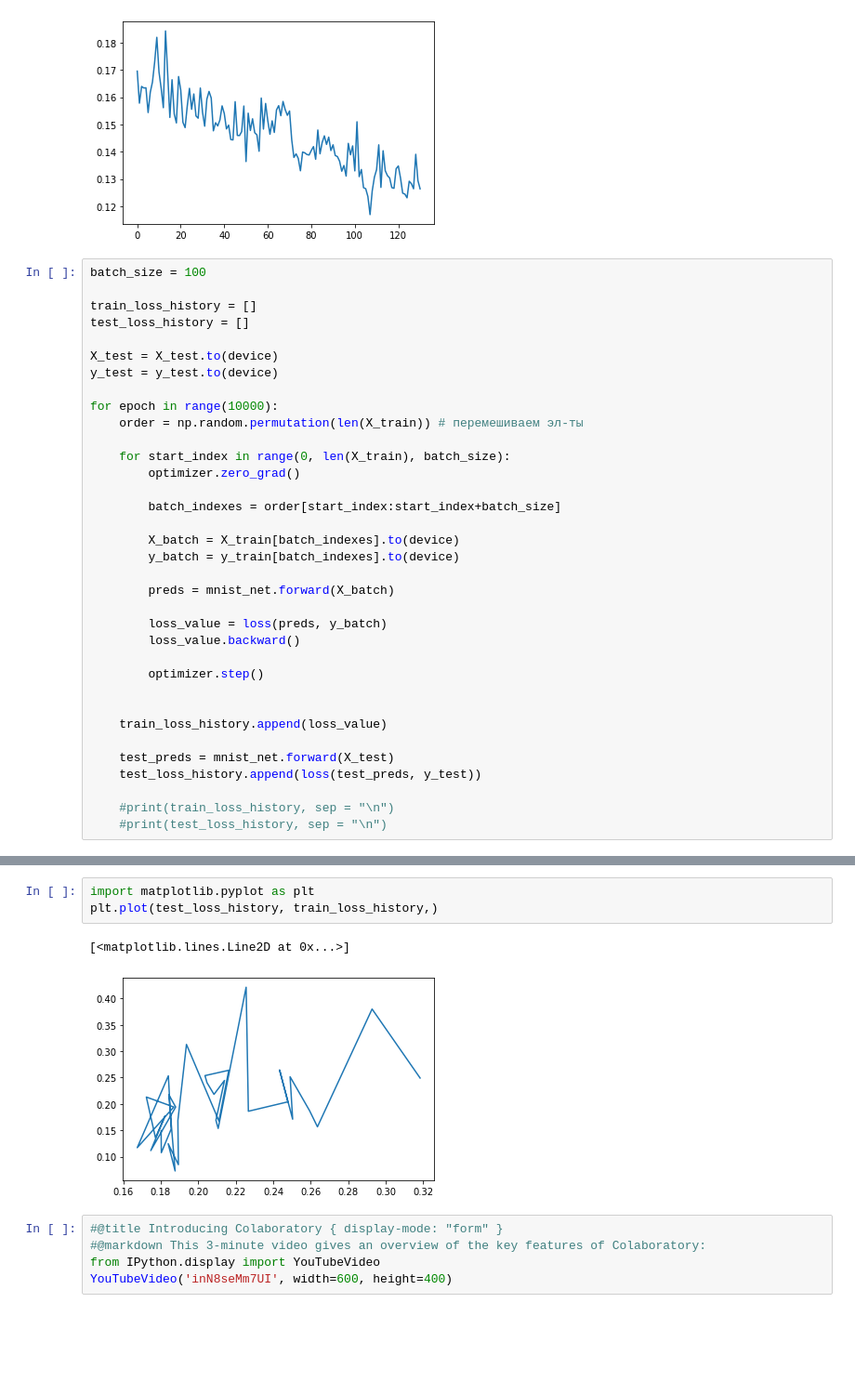
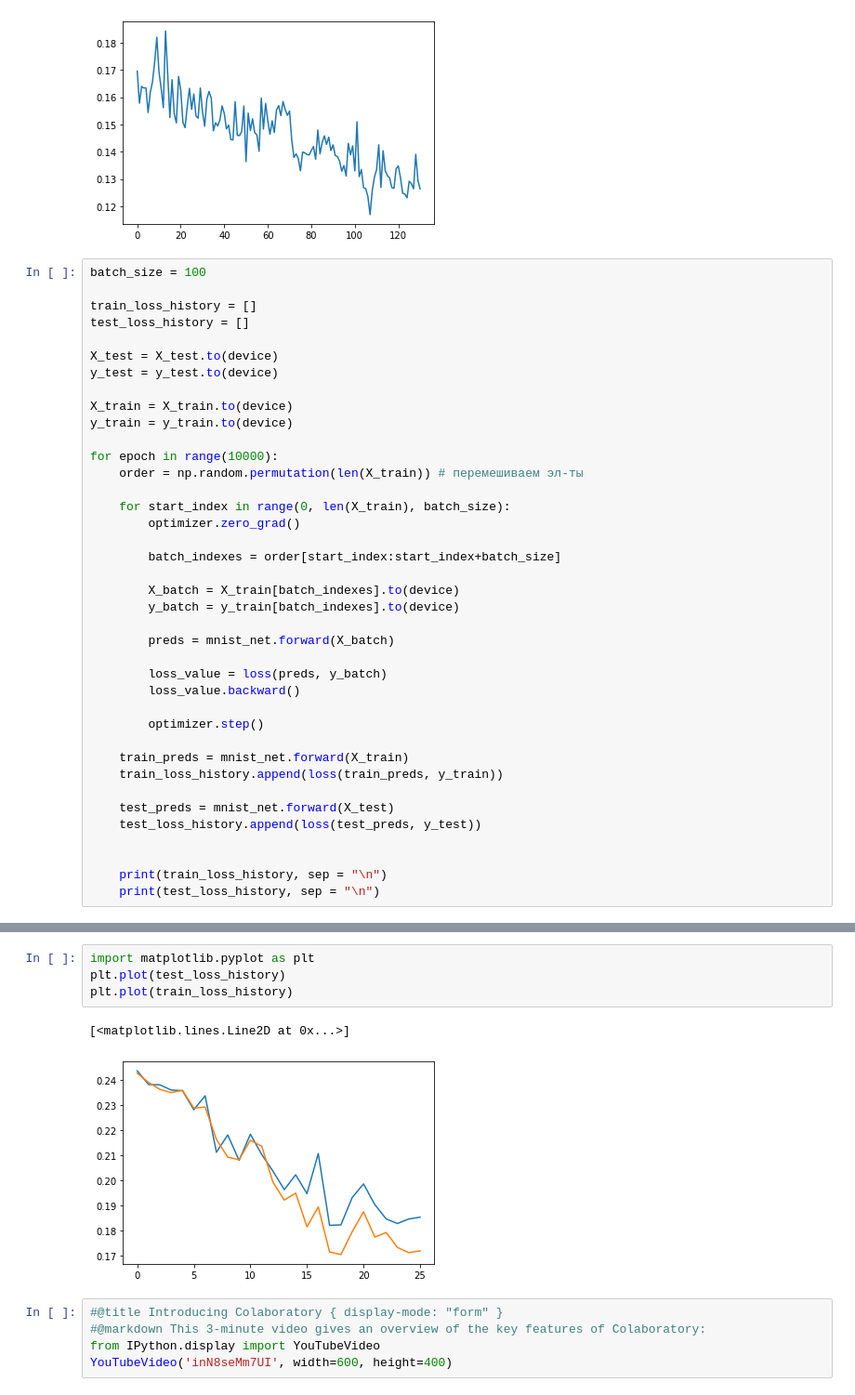
Before and after one commit to LyubovZadiranova/ZadiranovaLA_ML, a Jupyter notebook: Welcome_To_Colaboratory.ipynb, the cells around one changed output, grey strips where cells are left out. Shown at 93% size. Saved outputs shown, nothing was run; the diff lists cells and outputs as text; blank space fills up the shorter version.

```diff
--- a/Welcome_To_Colaboratory.ipynb
+++ b/Welcome_To_Colaboratory.ipynb
@@ -124,6 +128,9 @@ test_loss_history = []
 
 X_test = X_test.to(device)
 y_test = y_test.to(device)
+
+X_train = X_train.to(device)
+y_train = y_train.to(device)
 
 for epoch in range(10000):
     order = np.random.permutation(len(X_train)) # перемешиваем эл-ты
@@ -143,12 +150,13 @@ for epoch in range(10000):
 
         optimizer.step()
 
-
-    train_loss_history.append(loss_value)
+    train_preds = mnist_net.forward(X_train)
+    train_loss_history.append(loss(train_preds, y_train))
 
     test_preds = mnist_net.forward(X_test)
     test_loss_history.append(loss(test_preds, y_test))
 
-    #print(train_loss_history, sep = "\n")
-    #print(test_loss_history, sep = "\n")
+
+    print(train_loss_history, sep = "\n")
+    print(test_loss_history, sep = "\n")
 # %% [output]
@@ -172,10 +180,11 @@ for epoch in range(10000):
 KeyboardInterrupt: ignored
 # %%
 import matplotlib.pyplot as plt
-plt.plot(test_loss_history, train_loss_history,)
+plt.plot(test_loss_history)
+plt.plot(train_loss_history)
 # %% [output]
 [<matplotlib.lines.Line2D at 0x...>]
-[figure, old version]
+[figure, new version]
 # %%
 #@title Introducing Colaboratory { display-mode: "form" }
 #@markdown This 3-minute video gives an overview of the key features of Colaboratory:
```
Also changed, not shown: parts of 2 cells of this notebook.
